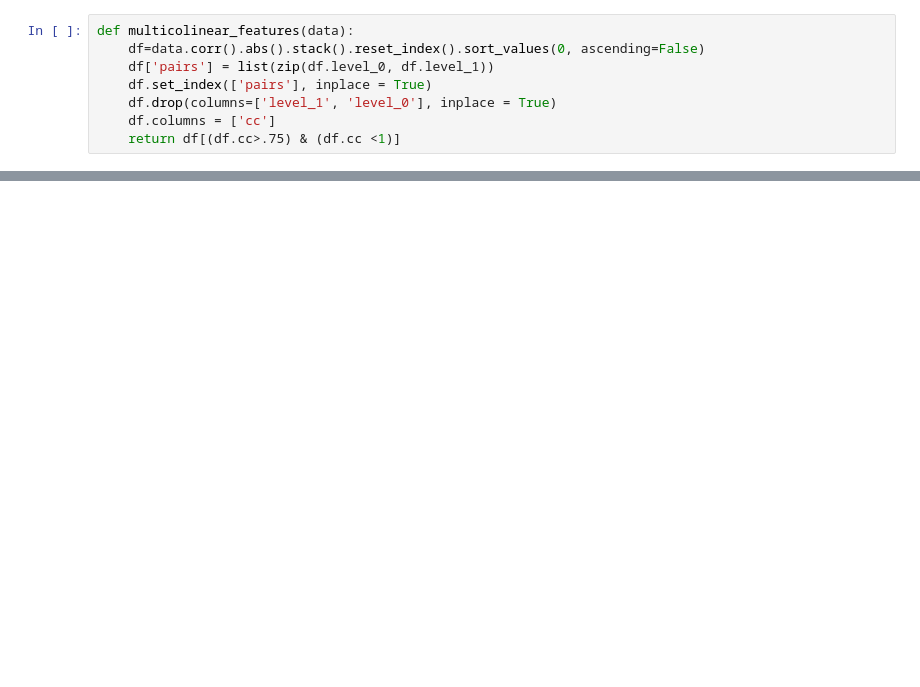
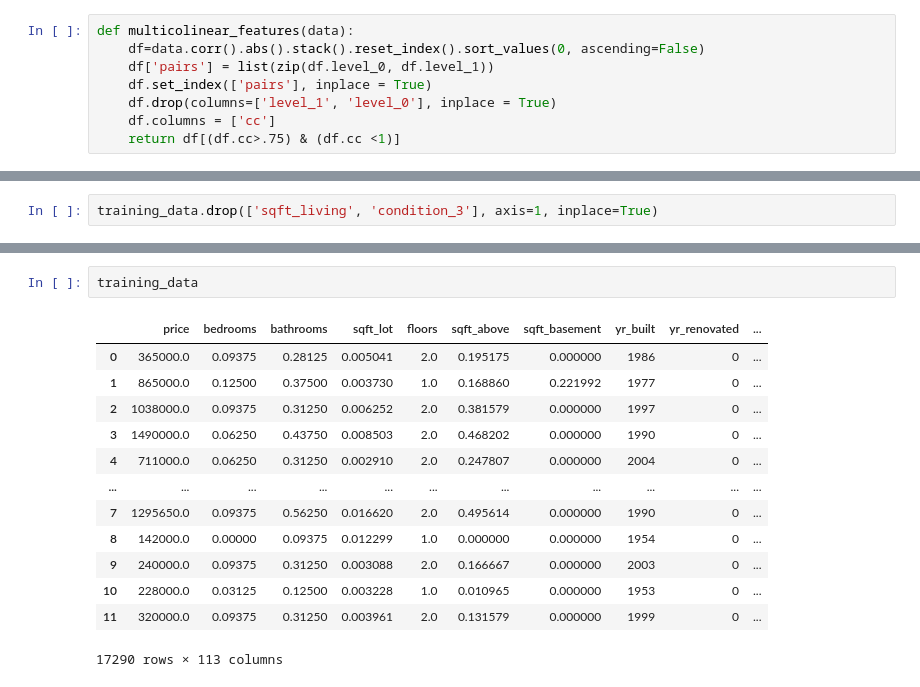
Before and after one commit to brenfrrs/kings_county_housing, a Jupyter notebook: EDA/Model_2.ipynb, the cells around one changed output, grey strips where cells are left out. Drawn from its saved outputs; the diff is of its cells as text; blank space fills up the shorter version.

```diff
--- a/EDA/Model_2.ipynb
+++ b/EDA/Model_2.ipynb
@@ -59,0 +145,2 @@ def multicolinear_features(data):
+# %%
+training_data.drop(['sqft_living', 'condition_3'], axis=1, inplace=True)
@@ -59,0 +208,16 @@ def multicolinear_features(data):
+# %%
+training_data
+# %% [output]
+|  | price | bedrooms | bathrooms | sqft_lot | floors | sqft_above | sqft_basement | yr_built | yr_renovated | ... |
+| 0 | 365000.0 | 0.09375 | 0.28125 | 0.005041 | 2.0 | 0.195175 | 0.000000 | 1986 | 0 | ... |
+| 1 | 865000.0 | 0.12500 | 0.37500 | 0.003730 | 1.0 | 0.168860 | 0.221992 | 1977 | 0 | ... |
+| 2 | 1038000.0 | 0.09375 | 0.31250 | 0.006252 | 2.0 | 0.381579 | 0.000000 | 1997 | 0 | ... |
+| 3 | 1490000.0 | 0.06250 | 0.43750 | 0.008503 | 2.0 | 0.468202 | 0.000000 | 1990 | 0 | ... |
+| 4 | 711000.0 | 0.06250 | 0.31250 | 0.002910 | 2.0 | 0.247807 | 0.000000 | 2004 | 0 | ... |
+| ... | ... | ... | ... | ... | ... | ... | ... | ... | ... | ... |
+| 7 | 1295650.0 | 0.09375 | 0.56250 | 0.016620 | 2.0 | 0.495614 | 0.000000 | 1990 | 0 | ... |
+| 8 | 142000.0 | 0.00000 | 0.09375 | 0.012299 | 1.0 | 0.000000 | 0.000000 | 1954 | 0 | ... |
+| 9 | 240000.0 | 0.09375 | 0.31250 | 0.003088 | 2.0 | 0.166667 | 0.000000 | 2003 | 0 | ... |
+| 10 | 228000.0 | 0.03125 | 0.12500 | 0.003228 | 1.0 | 0.010965 | 0.000000 | 1953 | 0 | ... |
+| 11 | 320000.0 | 0.09375 | 0.31250 | 0.003961 | 2.0 | 0.131579 | 0.000000 | 1999 | 0 | ... |
+17290 rows × 113 columns
```
Also changed, not shown: parts of 18 cells of this notebook, 2 other files.
